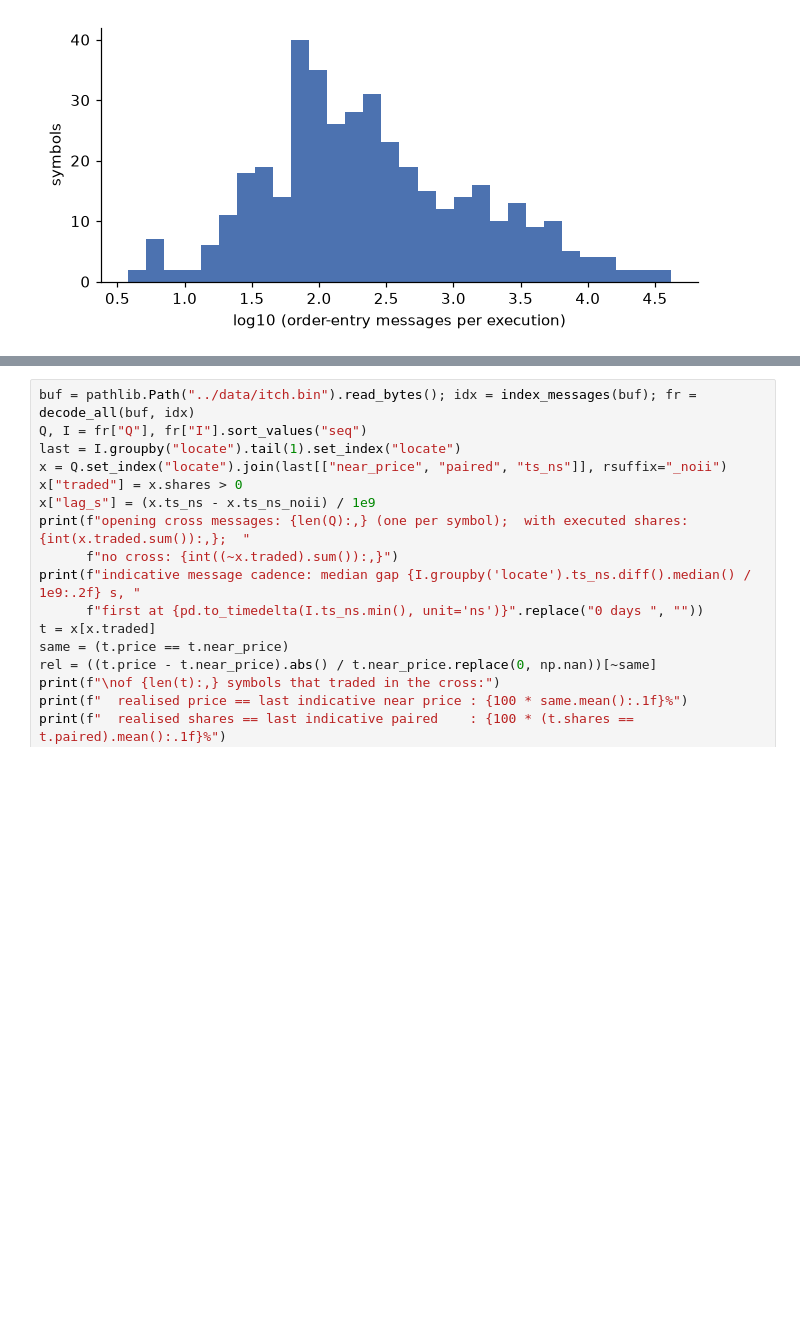
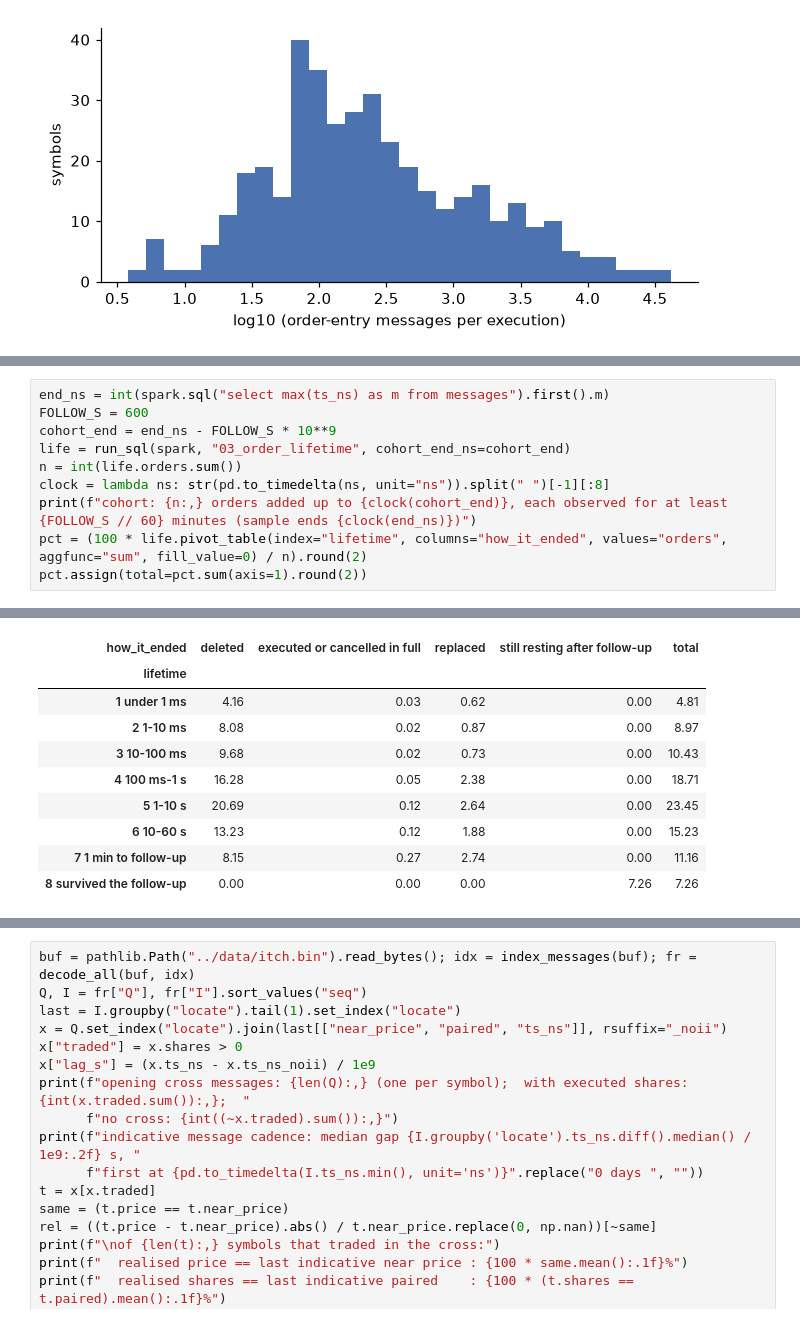
Before and after one commit to joannekzx/itch-feed-forensics, a Jupyter notebook: notebooks/03_findings.ipynb, the cells around one changed output, grey strips where cells are left out. Drawn from its saved outputs; the diff is of its cells as text; blank space fills up the shorter version.

```diff
--- a/notebooks/03_findings.ipynb
+++ b/notebooks/03_findings.ipynb
@@ -118,0 +98,11 @@ lifetime_bucket
+# %%
+end_ns = int(spark.sql("select max(ts_ns) as m from messages").first().m)
+FOLLOW_S = 600
+cohort_end = end_ns - FOLLOW_S * 10**9
+life = run_sql(spark, "03_order_lifetime", cohort_end_ns=cohort_end)
+n = int(life.orders.sum())
+clock = lambda ns: str(pd.to_timedelta(ns, unit="ns")).split(" ")[-1][:8]
+print(f"cohort: {n:,} orders added up to {clock(cohort_end)}, each observed for at least {FOLLOW_S // 60} minutes (sample ends {clock(end_ns)})")
+pct = (100 * life.pivot_table(index="lifetime", columns="how_it_ended", values="orders", aggfunc="sum", fill_value=0) / n).round(2)
+pct.assign(total=pct.sum(axis=1).round(2))
+# %% [output]
@@ -118,0 +110,10 @@ lifetime_bucket
+| how_it_ended | deleted | executed or cancelled in full | replaced | still resting after follow-up | total |
+| lifetime |  |  |  |  |  |
+| 1 under 1 ms | 4.16 | 0.03 | 0.62 | 0.00 | 4.81 |
+| 2 1-10 ms | 8.08 | 0.02 | 0.87 | 0.00 | 8.97 |
+| 3 10-100 ms | 9.68 | 0.02 | 0.73 | 0.00 | 10.43 |
+| 4 100 ms-1 s | 16.28 | 0.05 | 2.38 | 0.00 | 18.71 |
+| 5 1-10 s | 20.69 | 0.12 | 2.64 | 0.00 | 23.45 |
+| 6 10-60 s | 13.23 | 0.12 | 1.88 | 0.00 | 15.23 |
+| 7 1 min to follow-up | 8.15 | 0.27 | 2.74 | 0.00 | 11.16 |
+| 8 survived the follow-up | 0.00 | 0.00 | 0.00 | 7.26 | 7.26 |
```
Also changed, not shown: parts of 18 cells of this notebook, 4 other files.
